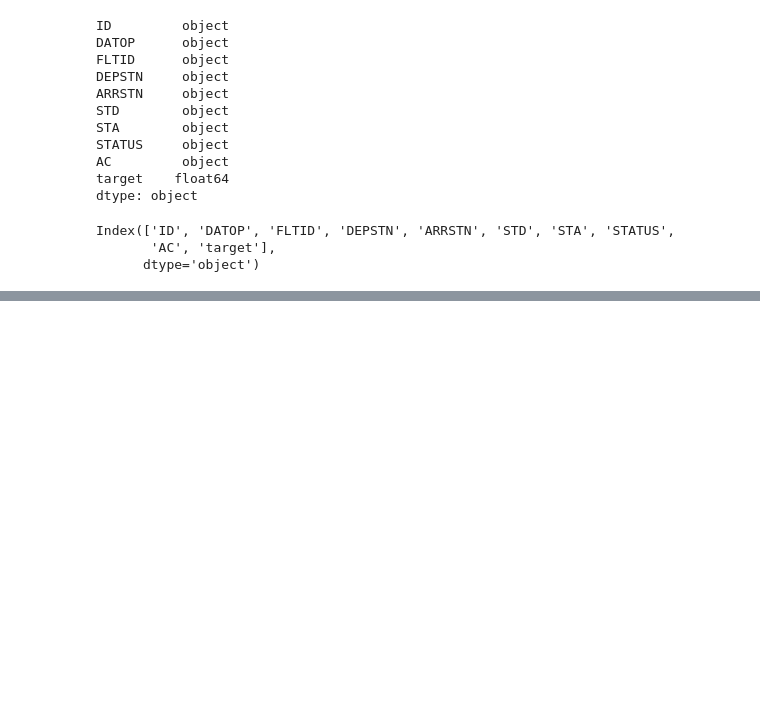
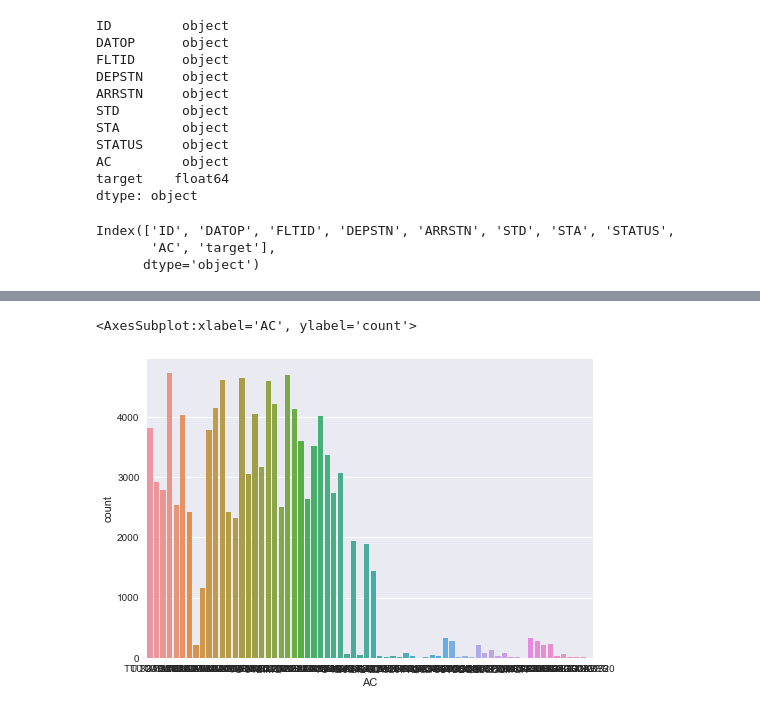
Before and after one commit to abideen-olawuwo/flight-delay-prediction, a Jupyter notebook: flight-prediction.ipynb, the cells around one changed output, grey strips where cells are left out. Cells and saved outputs as stored; diff of their text form; code cells hidden in the pictures; blank space fills up the shorter version.

```diff
--- a/flight-prediction.ipynb
+++ b/flight-prediction.ipynb
@@ -104,0 +172,5 @@ df_train['STATUS'].unique()
+# %%
+sns.countplot(x="AC", data=df_train)
+# %% [output]
+<AxesSubplot:xlabel='AC', ylabel='count'>
+[figure, added]
```
Also changed, not shown: parts of 30 cells of this notebook.
